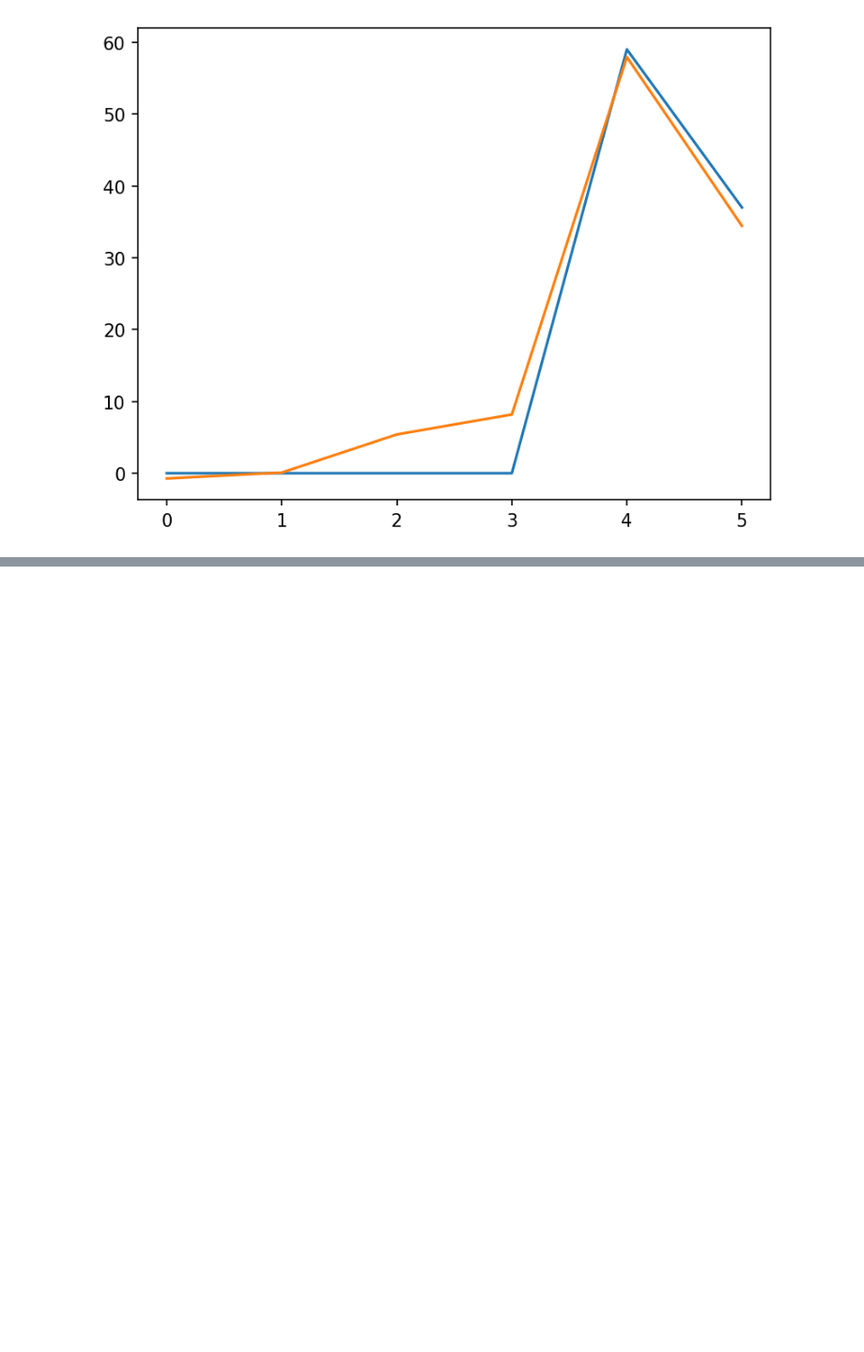
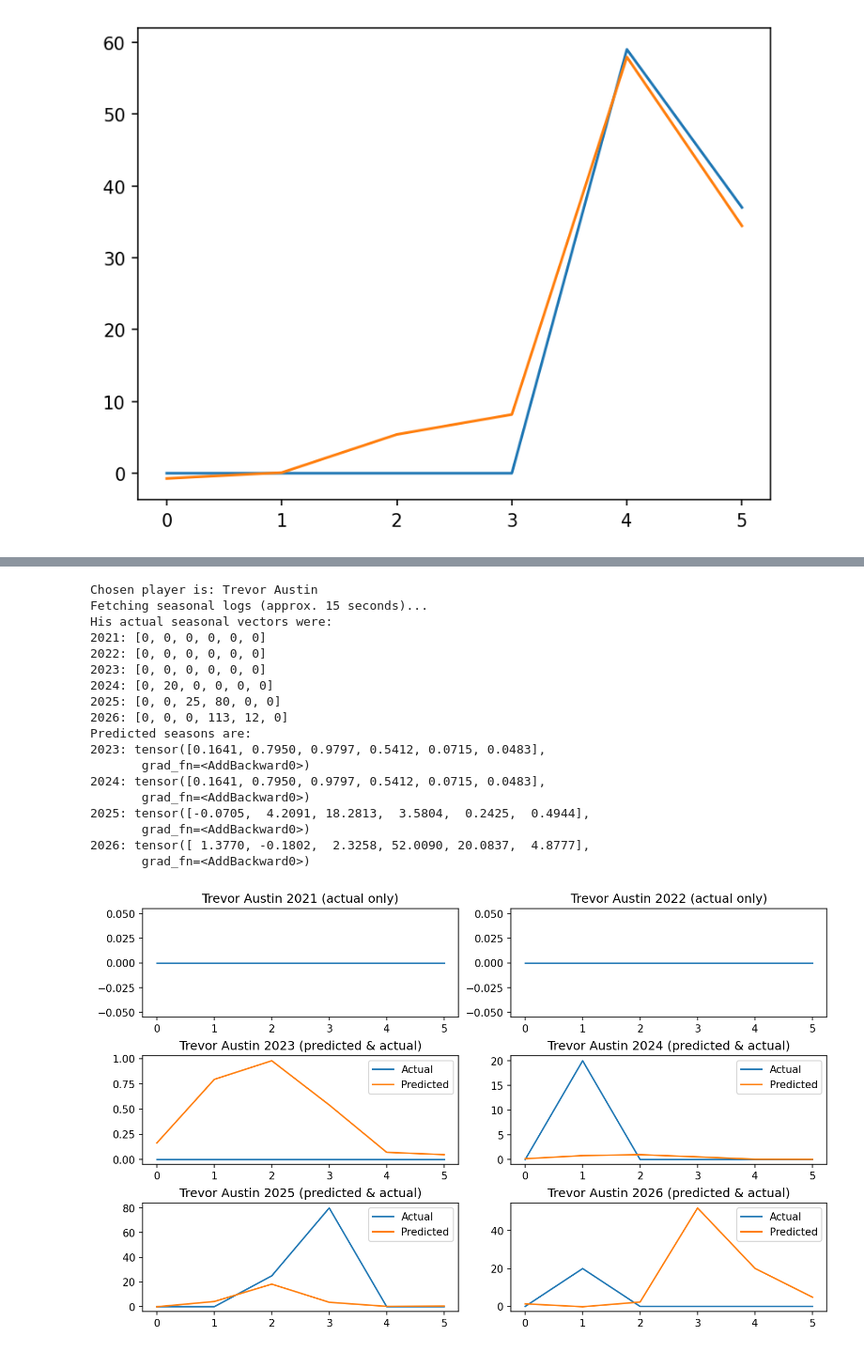
Before and after one commit to lcbogie/MiLB_Clustering_Project, a Jupyter notebook: intl_lg_2026_data_construction.ipynb, the cells around one changed output, grey strips where cells are left out. Shown at 94% size. Drawn from its saved outputs; the diff is of its cells as text; code cells hidden in the pictures; blank space fills up the shorter version.

Commit message:
Finished the PCL random visualization cell

```diff
--- a/intl_lg_2026_data_construction.ipynb
+++ b/intl_lg_2026_data_construction.ipynb
@@ -53,6 +55,16 @@ def get_team_roster_ids(team_id):
     for player in roster['roster']:
         print(f'{player['person']['id']}  {player['person']['fullName']}')
         player_id_list.append(player['person']['id'])
+    return player_id_list
+
+def get_team_roster_hitter_ids(team_id):
+    roster = requests.get(f'https://statsapi.mlb.com/api/v1/teams/{team_id}/roster').json()
+    player_id_list = []
+    #print(roster['roster'])
+    for player in roster['roster']:
+        if player['position']['code'] != '1':
+            print(f'{player['person']['id']}  {player['person']['fullName']} {player['position']}')
+            player_id_list.append(player['person']['id'])
     return player_id_list
 
 def get_minor_logs(player_id, season):
@@ -566,0 +584,3 @@ plt.show
+# %%
+pcl_team_ids = get_league_team_ids(teams, pcl_league_id)
+print(pcl_team_ids)
@@ -566,0 +601,5 @@ plt.show
+# %%
+pcl_rosters = []
+for team in pcl_team_ids:
+    team_roster = get_team_roster_hitter_ids(team)
+    pcl_rosters.extend(team_roster)
@@ -566,0 +687,22 @@ plt.show
+# %%
+test_random(nbeats_pt, pcl_rosters)
+# %% [output]
+Chosen player is: Trevor Austin
+Fetching seasonal logs (approx. 15 seconds)...
+His actual seasonal vectors were:
+2021: [0, 0, 0, 0, 0, 0]
+2022: [0, 0, 0, 0, 0, 0]
+2023: [0, 0, 0, 0, 0, 0]
+2024: [0, 20, 0, 0, 0, 0]
+2025: [0, 0, 25, 80, 0, 0]
+2026: [0, 0, 0, 113, 12, 0]
+Predicted seasons are:
+2023: tensor([0.1641, 0.7950, 0.9797, 0.5412, 0.0715, 0.0483],
+       grad_fn=<AddBackward0>)
+2024: tensor([0.1641, 0.7950, 0.9797, 0.5412, 0.0715, 0.0483],
+       grad_fn=<AddBackward0>)
+2025: tensor([-0.0705,  4.2091, 18.2813,  3.5804,  0.2425,  0.4944],
+       grad_fn=<AddBackward0>)
+2026: tensor([ 1.3770, -0.1802,  2.3258, 52.0090, 20.0837,  4.8777],
+       grad_fn=<AddBackward0>)
+[figure, added]
```
Also changed, not shown: parts of 5 cells of this notebook.
